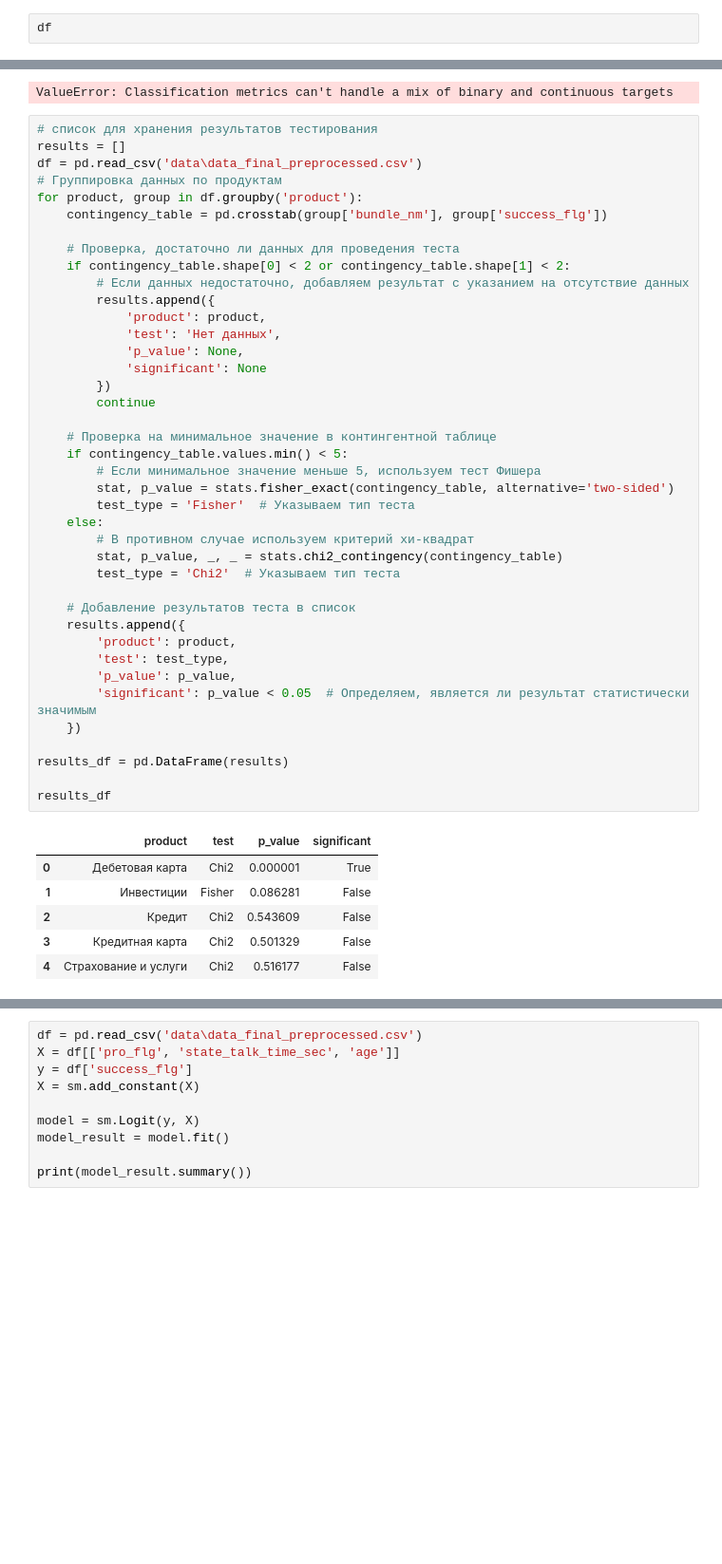
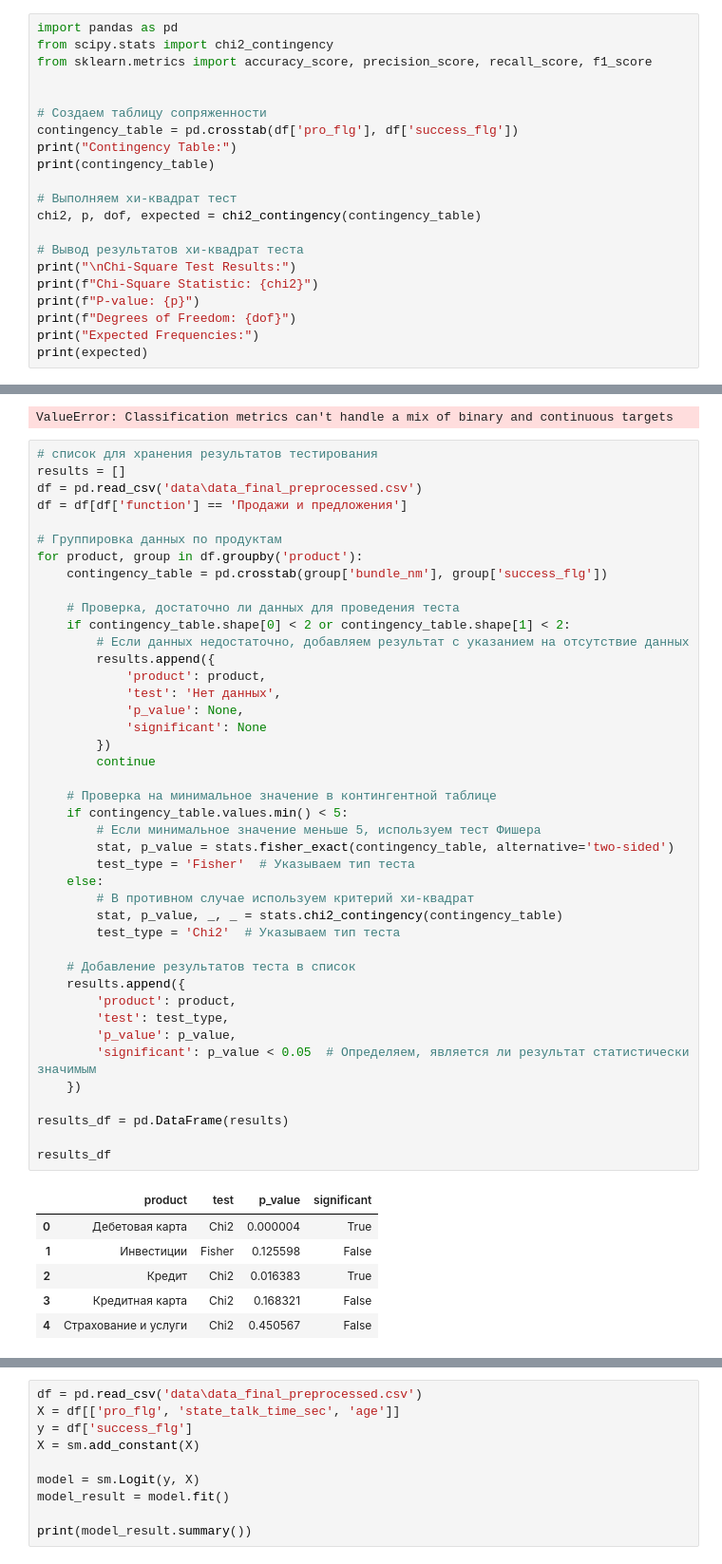
Before and after one commit to bygaga993/bread_dano_2024, a Jupyter notebook: Code/test.ipynb, the cells around one changed output, grey strips where cells are left out. Shown at 95% size. Cells and saved outputs as stored; diff of their text form; blank space fills up the shorter version.

```diff
--- a/Code/test.ipynb
+++ b/Code/test.ipynb
@@ -9,5 +9,24 @@ warnings.filterwarnings('ignore')
 # %%
 df = pd.read_csv('data/data_final_preprocessed.csv')
 # %%
-df
+import pandas as pd
+from scipy.stats import chi2_contingency
+from sklearn.metrics import accuracy_score, precision_score, recall_score, f1_score
+
+
+# Создаем таблицу сопряженности
+contingency_table = pd.crosstab(df['pro_flg'], df['success_flg'])
+print("Contingency Table:")
+print(contingency_table)
+
+# Выполняем хи-квадрат тест
+chi2, p, dof, expected = chi2_contingency(contingency_table)
+
+# Вывод результатов хи-квадрат теста
+print("\nChi-Square Test Results:")
+print(f"Chi-Square Statistic: {chi2}")
+print(f"P-value: {p}")
+print(f"Degrees of Freedom: {dof}")
+print("Expected Frequencies:")
+print(expected)
 # %% [output]
@@ -184,6 +204,8 @@ ValueError: Classification metrics can't handle a mix of binary and continuous t
 # список для хранения результатов тестирования
 results = []
 df = pd.read_csv('data\data_final_preprocessed.csv')
+df = df[df['function'] == 'Продажи и предложения']
+
 # Группировка данных по продуктам
 for product, group in df.groupby('product'):
     contingency_table = pd.crosstab(group['bundle_nm'], group['success_flg'])
@@ -195,37 +217,37 @@ for product, group in df.groupby('product'):
             'product': product,
             'test': 'Нет данных',
             'p_value': None,
             'significant': None
         })
         continue
 
     # Проверка на минимальное значение в контингентной таблице
     if contingency_table.values.min() < 5:
         # Если минимальное значение меньше 5, используем тест Фишера
         stat, p_value = stats.fisher_exact(contingency_table, alternative='two-sided')
         test_type = 'Fisher'  # Указываем тип теста
     else:
         # В противном случае используем критерий хи-квадрат
         stat, p_value, _, _ = stats.chi2_contingency(contingency_table)
         test_type = 'Chi2'  # Указываем тип теста
 
     # Добавление результатов теста в список
     results.append({
         'product': product,
         'test': test_type,
         'p_value': p_value,
         'significant': p_value < 0.05  # Определяем, является ли результат статистически значимым
     })
 
 results_df = pd.DataFrame(results)
 
 results_df
 # %% [output]
 |  | product | test | p_value | significant |
-| 0 | Дебетовая карта | Chi2 | 0.000001 | True |
-| 1 | Инвестиции | Fisher | 0.086281 | False |
-| 2 | Кредит | Chi2 | 0.543609 | False |
-| 3 | Кредитная карта | Chi2 | 0.501329 | False |
-| 4 | Страхование и услуги | Chi2 | 0.516177 | False |
+| 0 | Дебетовая карта | Chi2 | 0.000004 | True |
+| 1 | Инвестиции | Fisher | 0.125598 | False |
+| 2 | Кредит | Chi2 | 0.016383 | True |
+| 3 | Кредитная карта | Chi2 | 0.168321 | False |
+| 4 | Страхование и услуги | Chi2 | 0.450567 | False |
 # %%
 df = pd.read_csv('data\data_final_preprocessed.csv')
```
Also changed, not shown: parts of 4 cells of this notebook, 4 other files.
